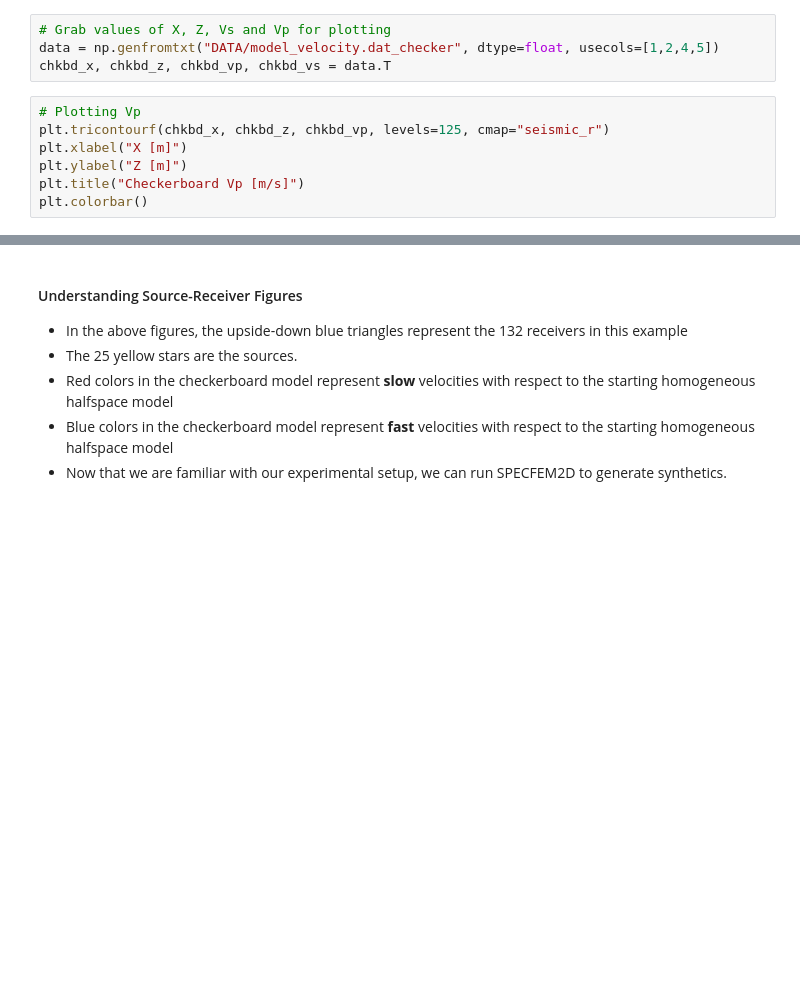
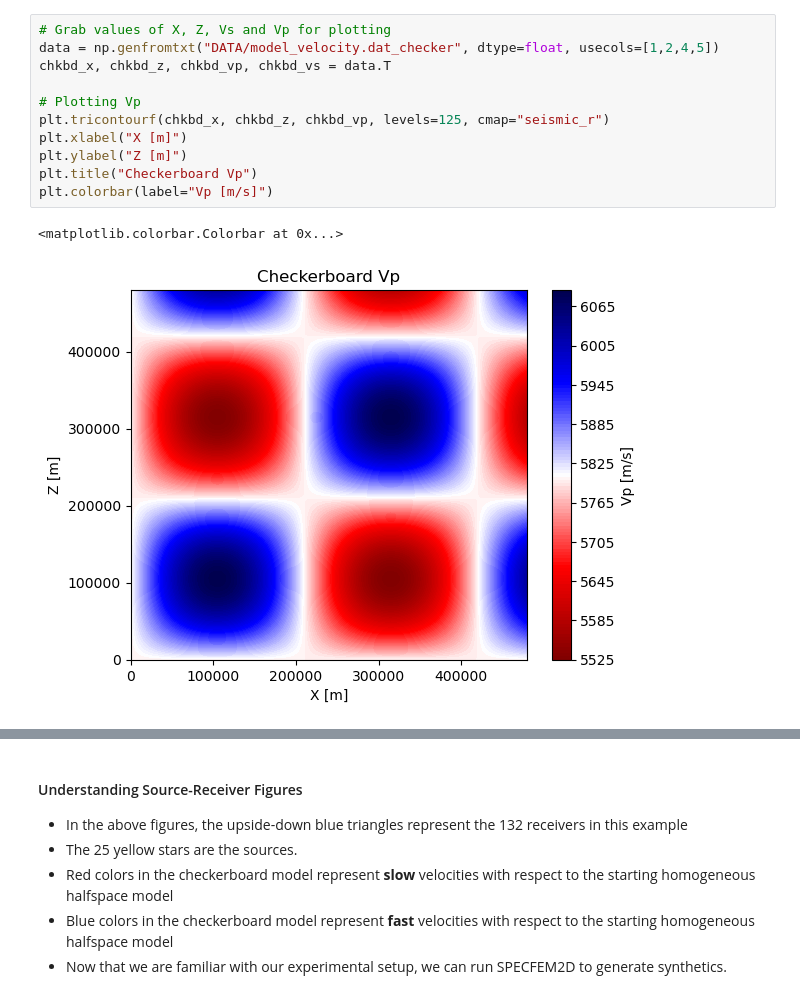
Before and after one commit to adjtomo/adjdocs, a Jupyter notebook: workshops/2022-10-05_specfem_users/day_2a_kernels.ipynb, the cells around one changed output, grey strips where cells are left out. Cells and saved outputs as stored; diff of their text form; blank space fills up the shorter version.

```diff
--- a/workshops/2022-10-05_specfem_users/day_2a_kernels.ipynb
+++ b/workshops/2022-10-05_specfem_users/day_2a_kernels.ipynb
@@ -122,14 +130,17 @@ line_no x[m] z[m] density vp[m/s] vs[m/s]
 # %%
 # Grab values of X, Z, Vs and Vp for plotting
 data = np.genfromtxt("DATA/model_velocity.dat_checker", dtype=float, usecols=[1,2,4,5])
 chkbd_x, chkbd_z, chkbd_vp, chkbd_vs = data.T
+
+# Plotting Vp
+plt.tricontourf(chkbd_x, chkbd_z, chkbd_vp, levels=125, cmap="seismic_r")
+plt.xlabel("X [m]")
+plt.ylabel("Z [m]")
+plt.title("Checkerboard Vp")
+plt.colorbar(label="Vp [m/s]")
+# %% [output]
+<matplotlib.colorbar.Colorbar at 0x...>
+[figure, added]
-# %%
-# Plotting Vp
-plt.tricontourf(chkbd_x, chkbd_z, chkbd_vp, levels=125, cmap="seismic_r")
-plt.xlabel("X [m]")
-plt.ylabel("Z [m]")
-plt.title("Checkerboard Vp [m/s]")
-plt.colorbar()
 # %%
 # Plotting Vs
 plt.tricontourf(chkbd_x, chkbd_z, chkbd_vs, levels=125, cmap="seismic_r")
```
Also changed, not shown: parts of 20 cells of this notebook, 1 other file.
